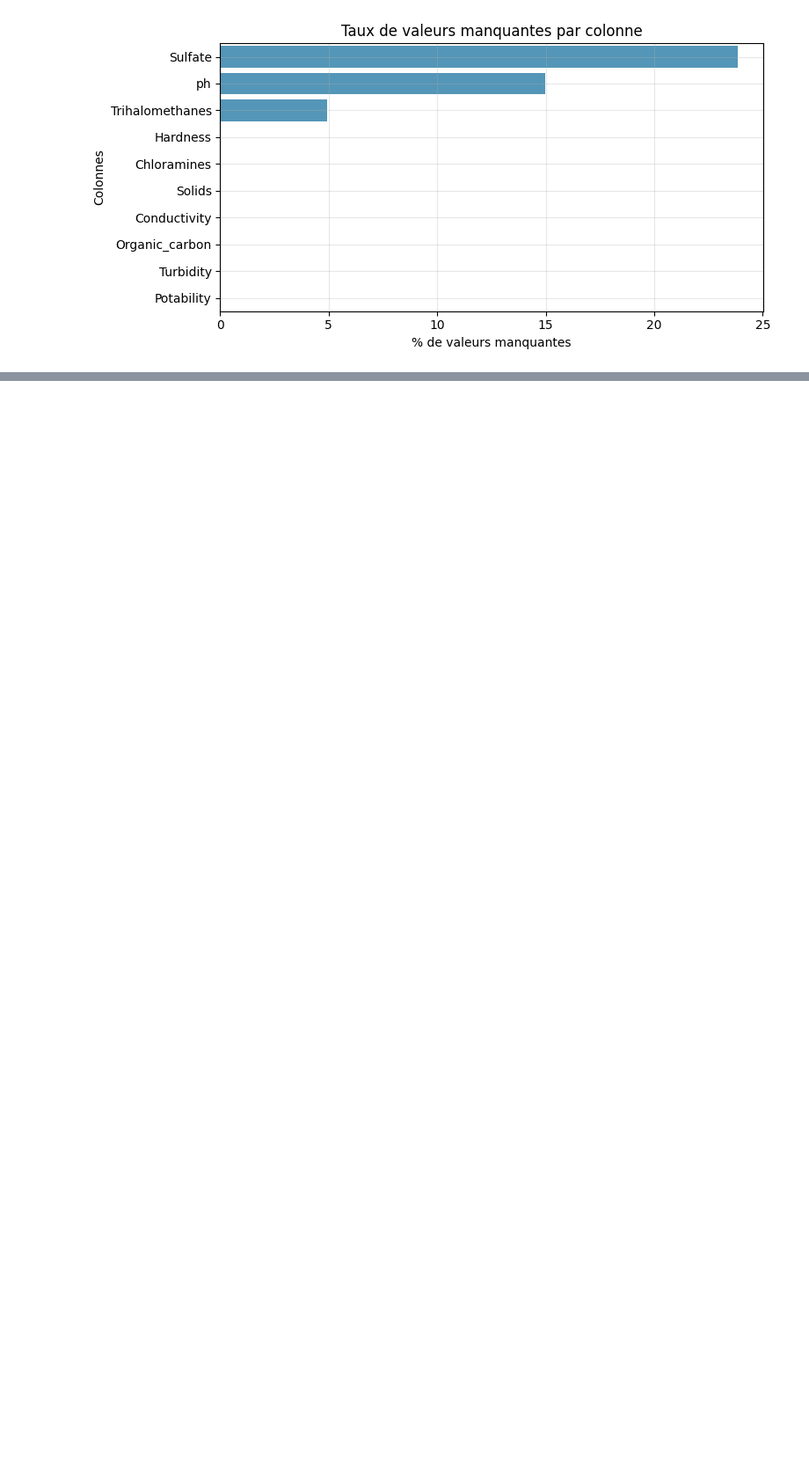
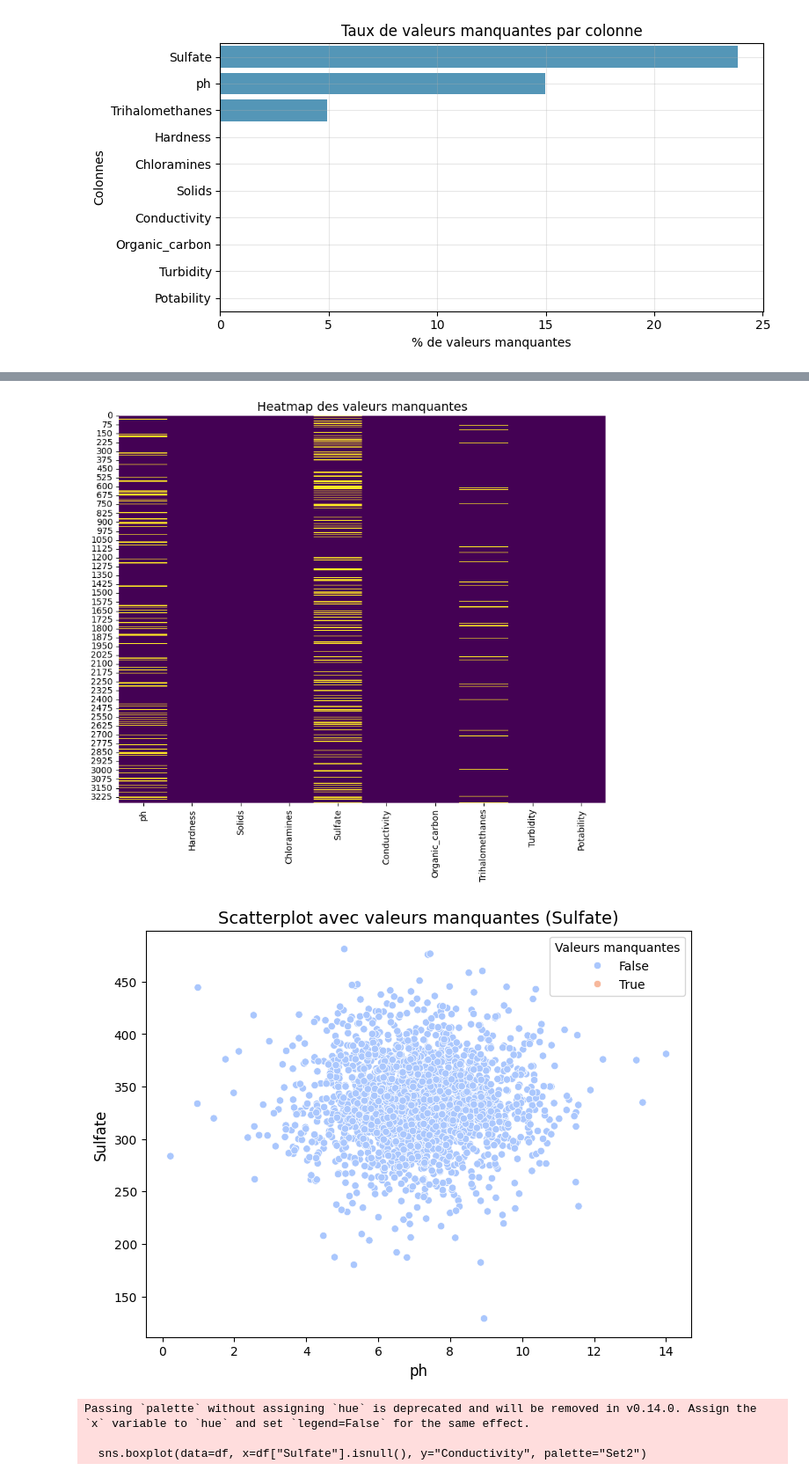
Before and after one commit to bruno-coulet/drink_safe, a Jupyter notebook: notebooks/eda.ipynb, the cells around one changed output, grey strips where cells are left out. Shown at 88% size. Cells and saved outputs as stored; diff of their text form; code cells hidden in the pictures; blank space fills up the shorter version.

```diff
--- a/notebooks/eda.ipynb
+++ b/notebooks/eda.ipynb
@@ -108,0 +110,37 @@ MAE  : 0.42
+# %%
+# Heatmap des valeurs manquantes
+plt.figure(figsize=(10, 8))
+sns.heatmap(df.isnull(), cbar=False, cmap="viridis")
+plt.title("Heatmap des valeurs manquantes", fontsize=14)
+plt.show()
+
+# Scatterplot avec indicateurs de valeurs manquantes
+plt.figure(figsize=(8, 6))
+sns.scatterplot(data=df, x="ph", y="Sulfate", hue=df["Sulfate"].isnull(), palette="coolwarm")
+plt.title("Scatterplot avec valeurs manquantes (Sulfate)", fontsize=14)
+plt.xlabel("ph", fontsize=12)
+plt.ylabel("Sulfate", fontsize=12)
+plt.legend(title="Valeurs manquantes")
+plt.show()
+
+# Boxplot des valeurs manquantes
+plt.figure(figsize=(8, 6))
+sns.boxplot(data=df, x=df["Sulfate"].isnull(), y="Conductivity", palette="Set2")
+plt.title("Boxplot des valeurs manquantes (Sulfate)", fontsize=14)
+plt.xlabel("Sulfate manquant", fontsize=12)
+plt.ylabel("Conductivity", fontsize=12)
+plt.show()
+
+# Histogramme des valeurs manquantes
+plt.figure(figsize=(8, 6))
+sns.histplot(df["Sulfate"], kde=True, color="blue", bins=30)
+plt.title("Histogramme des valeurs de Sulfate", fontsize=14)
+plt.xlabel("Sulfate", fontsize=12)
+plt.ylabel("Fréquence", fontsize=12)
+plt.show()
+# %% [output]
+[figure, added]
+[figure, added]
+Passing `palette` without assigning `hue` is deprecated and will be removed in v0.14.0. Assign the `x` variable to `hue` and set `legend=False` for the same effect.
+
+  sns.boxplot(data=df, x=df["Sulfate"].isnull(), y="Conductivity", palette="Set2")
```
Also changed, not shown: parts of 18 cells of this notebook, 4 other files.
